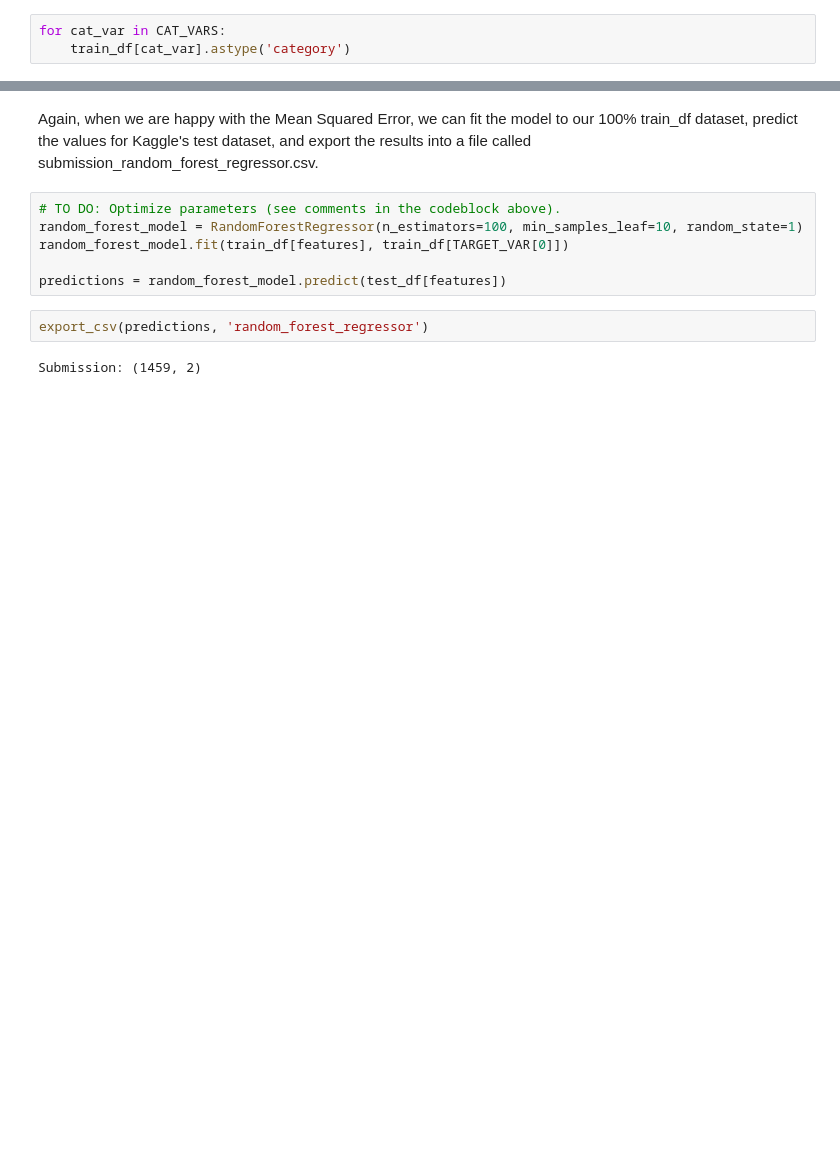
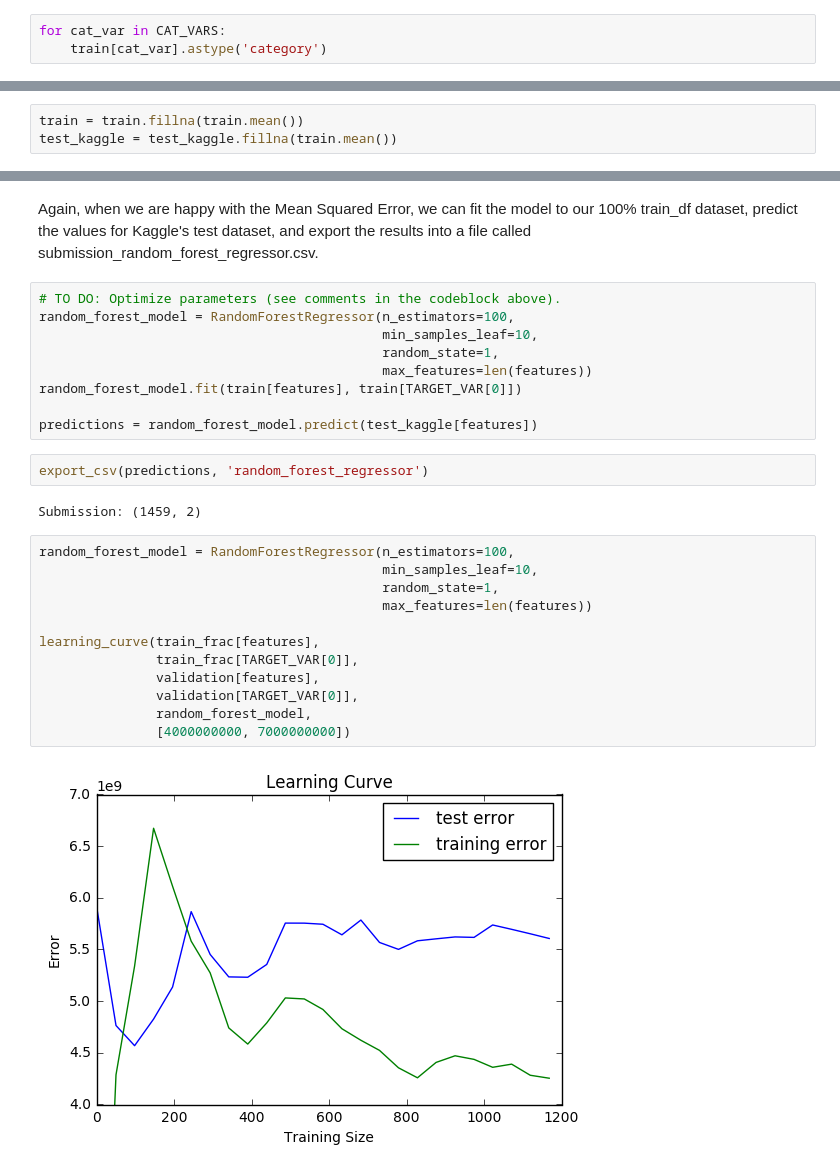
Before and after one commit to nicolasschabram/VSE, a Jupyter notebook: playground/Nicolas/Nicolas.ipynb, the cells around one changed output, grey strips where cells are left out. Saved outputs shown, nothing was run; the diff lists cells and outputs as text; blank space fills up the shorter version.

```diff
--- a/playground/Nicolas/Nicolas.ipynb
+++ b/playground/Nicolas/Nicolas.ipynb
@@ -60,7 +66,7 @@ test_df.set_index('Id', inplace=True)
 The data contains of both categorial and continuous values. The following makes sure Pandas knows about this distinction and does not confuse the two by explicetely defining categorial features as such.
 # %%
 for cat_var in CAT_VARS:
-    train_df[cat_var].astype('category')
+    train[cat_var].astype('category')
 # %% [markdown]
 Some prediction models require continuous features only. Thus, dummify() converts categorial features with *m* different possible classes into *m* new features (columns) – one feature for each class. These dummified features are either 1 or 0.
 
@@ -180,3 +182,6 @@ test_df = test_df.fillna(train_df.mean())
+# %%
+train = train.fillna(train.mean())
+test_kaggle = test_kaggle.fillna(train.mean())
 # %% [markdown]
 The scales of our features vary to a great extent. Whereas the categorical features range from 0 to 1, continuous features like *BsmtUnfSF* range from 0 to well over a thousand. Some prediction models require features within the same scale. One way to achieve this is standardizing the data using z-cores. It's a convention which recalculates a column so that the mean equals 0 and one standard deviation equals 1. This way, the data is distributed more or less around 0. The scaler is learned based on the train data and subsequently applied to the train data. As our binary category variables already are within the desired scale, we only apply the standardization to the continous variables (as suggested by <a href="http://andrewgelman.com/2009/07/11/when_to_standar/" target="_blank">Gelman, 2009</a>)
 # %%
@@ -337,11 +402,28 @@ Mean Sqared Error: 639153795.737
 Again, when we are happy with the Mean Squared Error, we can fit the model to our 100% train_df dataset, predict the values for Kaggle's test dataset, and export the results into a file called submission_random_forest_regressor.csv.
 # %%
 # TO DO: Optimize parameters (see comments in the codeblock above).
-random_forest_model = RandomForestRegressor(n_estimators=100, min_samples_leaf=10, random_state=1)
-random_forest_model.fit(train_df[features], train_df[TARGET_VAR[0]])
+random_forest_model = RandomForestRegressor(n_estimators=100,
+                                            min_samples_leaf=10,
+                                            random_state=1,
+                                            max_features=len(features))
+random_forest_model.fit(train[features], train[TARGET_VAR[0]])
 
-predictions = random_forest_model.predict(test_df[features])
+predictions = random_forest_model.predict(test_kaggle[features])
 # %%
 export_csv(predictions, 'random_forest_regressor')
 # %% [output]
 Submission: (1459, 2)
+# %%
+random_forest_model = RandomForestRegressor(n_estimators=100,
+                                            min_samples_leaf=10,
+                                            random_state=1,
+                                            max_features=len(features))
+
+learning_curve(train_frac[features],
+               train_frac[TARGET_VAR[0]],
+               validation[features],
+               validation[TARGET_VAR[0]],
+               random_forest_model,
+               [4000000000, 7000000000])
+# %% [output]
+[figure, added]
```
Also changed, not shown: parts of 22 cells of this notebook.
